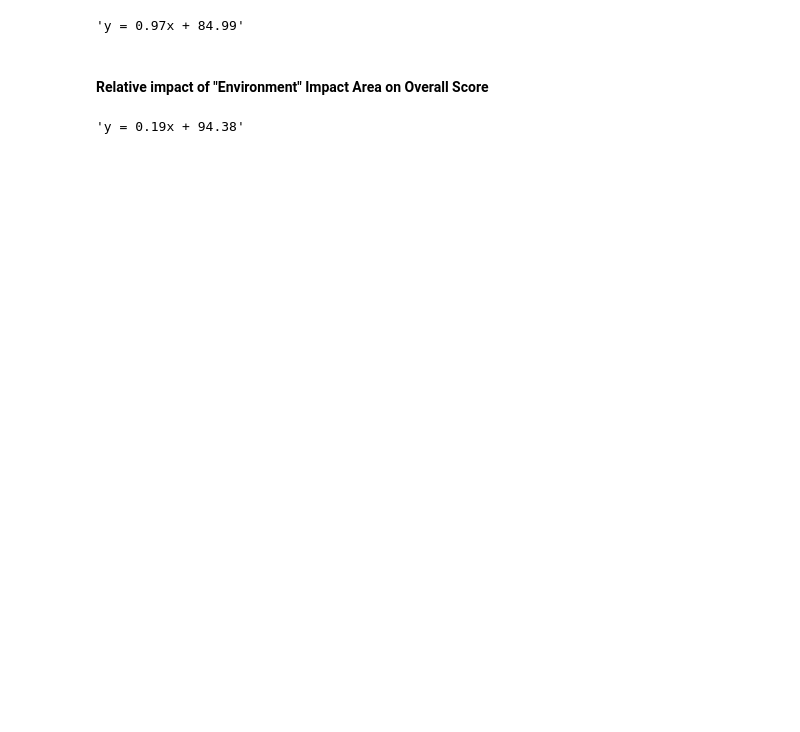
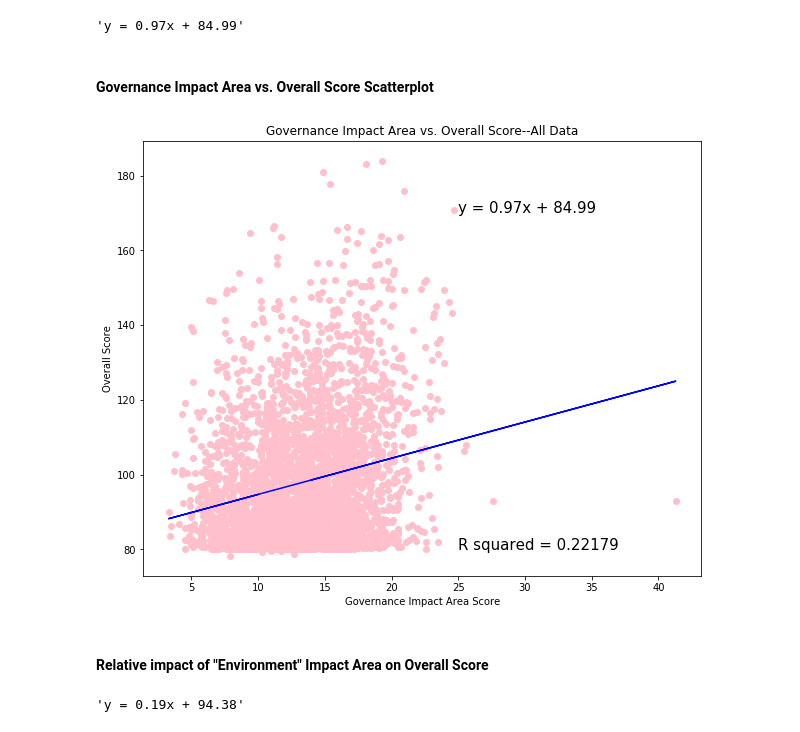
Before and after one commit to faithlierheimer/BCorpsAnalysis, a Jupyter notebook: Scratch Work--BCorps.ipynb, the cells around one changed output. Cells and saved outputs as stored; diff of their text form; code cells hidden in the pictures; blank space fills up the shorter version.

```diff
--- a/Scratch Work--BCorps.ipynb
+++ b/Scratch Work--BCorps.ipynb
@@ -142,12 +156,26 @@ line_eq_comm
 # %%
 ##Governance linregress
-(s, i, r, p, stderr) = sts.linregress(bcorp_US_cleaned.impact_area_governance, bcorp_US_cleaned.overall_score)
-r
+(s, i, rg, p, stderr) = sts.linregress(bcorp_US_cleaned.impact_area_governance, bcorp_US_cleaned.overall_score)
+rg
 regress_values_gov = bcorp_US_cleaned.impact_area_governance * s + i
 line_eq_gov = "y = " + str(round(s,2)) + "x + " + str(round(i,2))
 line_eq_gov
 # %% [output]
 'y = 0.97x + 84.99'
+# %% [markdown]
+#### Governance Impact Area vs. Overall Score Scatterplot
+# %%
+plt.figure(figsize = (10,8))
+plt.scatter(bcorp_US_cleaned.impact_area_governance, bcorp_US_cleaned.overall_score, color = 'pink')
+plt.plot(bcorp_US_cleaned.impact_area_governance, regress_values_gov, "b-")
+plt.annotate("R squared = "+str(round(rg,5)), (25,80), fontsize = 15, color = 'black')
+plt.annotate(line_eq_gov, (25, 170), fontsize = 15, color = 'black')
+plt.title("Governance Impact Area vs. Overall Score--All Data")
+plt.xlabel("Governance Impact Area Score")
+plt.ylabel("Overall Score")
+plt.savefig("governance_ia_vs_overall.png")
+# %% [output]
+[figure, added]
 # %% [markdown]
 #### Relative impact of "Environment" Impact Area on Overall Score
 # %%
```
Also changed, not shown: parts of 12 cells of this notebook, 7 other files.
